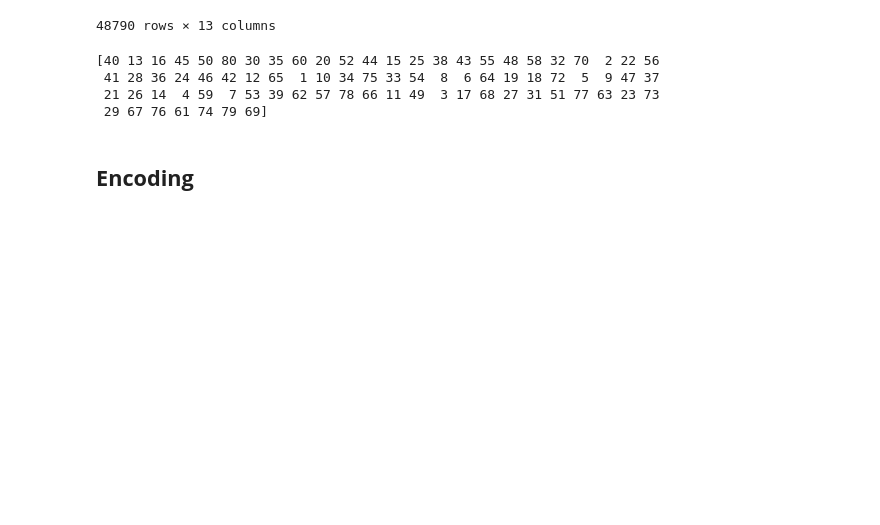
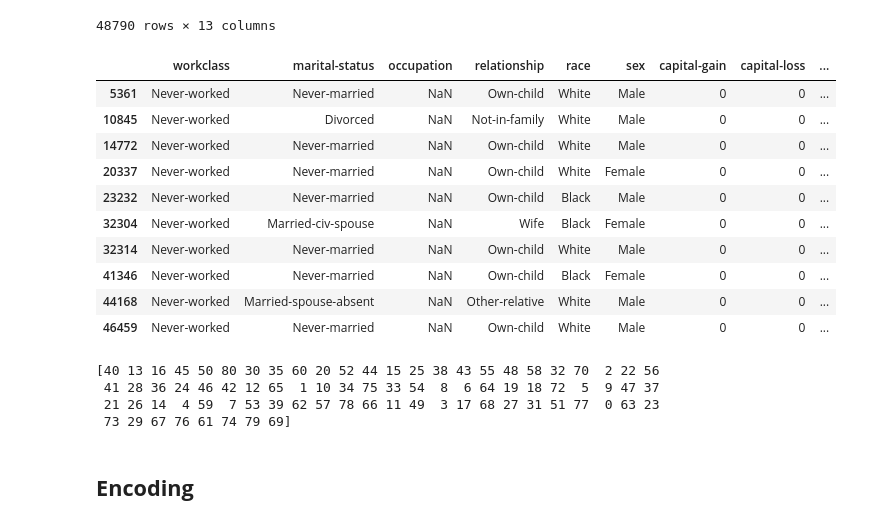
Before and after one commit to kmkri/ML_Assignments, a Jupyter notebook: AdultDatasetModelFinal.ipynb, the cells around one changed output. Cells and saved outputs as stored; diff of their text form; code cells hidden in the pictures; blank space fills up the shorter version.

```diff
--- a/AdultDatasetModelFinal.ipynb
+++ b/AdultDatasetModelFinal.ipynb
@@ -248,6 +254,22 @@ adultDataFrame
 | 48840 | Private | Divorced | Adm-clerical | Own-child | Asian-Pac-Islander | Male | 5455 | 0 | ... |
 | 48841 | Self-emp-inc | Married-civ-spouse | Exec-managerial | Husband | White | Male | 0 | 0 | ... |
 48790 rows × 13 columns
+# %%
+adultDataFrame.loc[adultDataFrame['workclass'] == 'Never-worked', 'hours-per-week'] = 0
+# %%
+adultDataFrame.loc[adultDataFrame['workclass'] == 'Never-worked']
+# %% [output]
+|  | workclass | marital-status | occupation | relationship | race | sex | capital-gain | capital-loss | ... |
+| 5361 | Never-worked | Never-married | NaN | Own-child | White | Male | 0 | 0 | ... |
+| 10845 | Never-worked | Divorced | NaN | Not-in-family | White | Male | 0 | 0 | ... |
+| 14772 | Never-worked | Never-married | NaN | Own-child | White | Male | 0 | 0 | ... |
+| 20337 | Never-worked | Never-married | NaN | Own-child | White | Female | 0 | 0 | ... |
+| 23232 | Never-worked | Never-married | NaN | Own-child | Black | Male | 0 | 0 | ... |
+| 32304 | Never-worked | Married-civ-spouse | NaN | Wife | Black | Female | 0 | 0 | ... |
+| 32314 | Never-worked | Never-married | NaN | Own-child | White | Male | 0 | 0 | ... |
+| 41346 | Never-worked | Never-married | NaN | Own-child | Black | Female | 0 | 0 | ... |
+| 44168 | Never-worked | Married-spouse-absent | NaN | Other-relative | White | Male | 0 | 0 | ... |
+| 46459 | Never-worked | Never-married | NaN | Own-child | White | Male | 0 | 0 | ... |
 # %%
 # Cap 'hours-per-week' at 80adultDataFrame
 adultDataFrame['hours-per-week'] = adultDataFrame['hours-per-week'].apply(lambda x: 80 if x > 80 else x)
@@ -257,8 +279,8 @@ print(adultDataFrame['hours-per-week'].unique())
 # %% [output]
 [40 13 16 45 50 80 30 35 60 20 52 44 15 25 38 43 55 48 58 32 70  2 22 56
  41 28 36 24 46 42 12 65  1 10 34 75 33 54  8  6 64 19 18 72  5  9 47 37
- 21 26 14  4 59  7 53 39 62 57 78 66 11 49  3 17 68 27 31 51 77 63 23 73
- 29 67 76 61 74 79 69]
+ 21 26 14  4 59  7 53 39 62 57 78 66 11 49  3 17 68 27 31 51 77  0 63 23
+ 73 29 67 76 61 74 79 69]
 # %% [markdown]
 ## **Encoding** ##
 # %%
```
Also changed, not shown: parts of 21 cells of this notebook.
